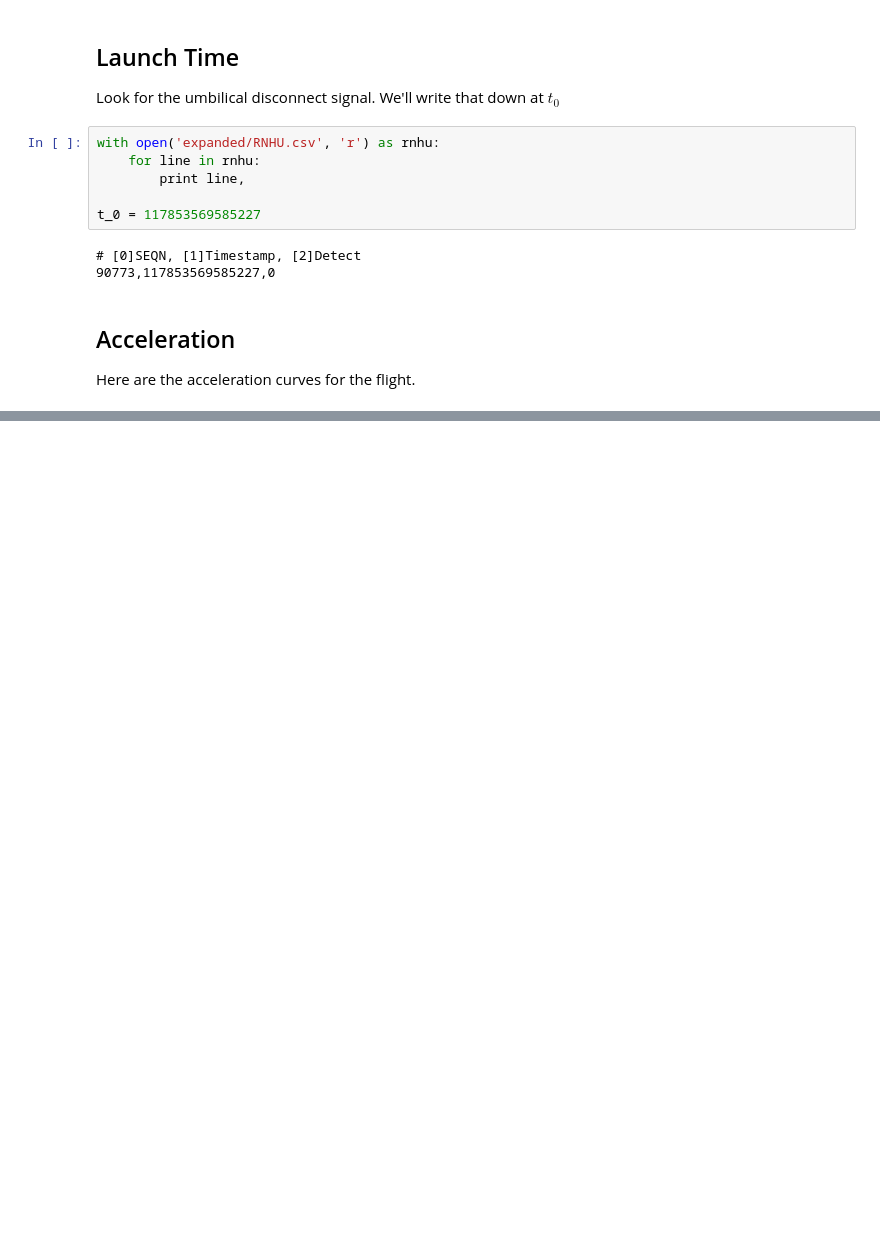
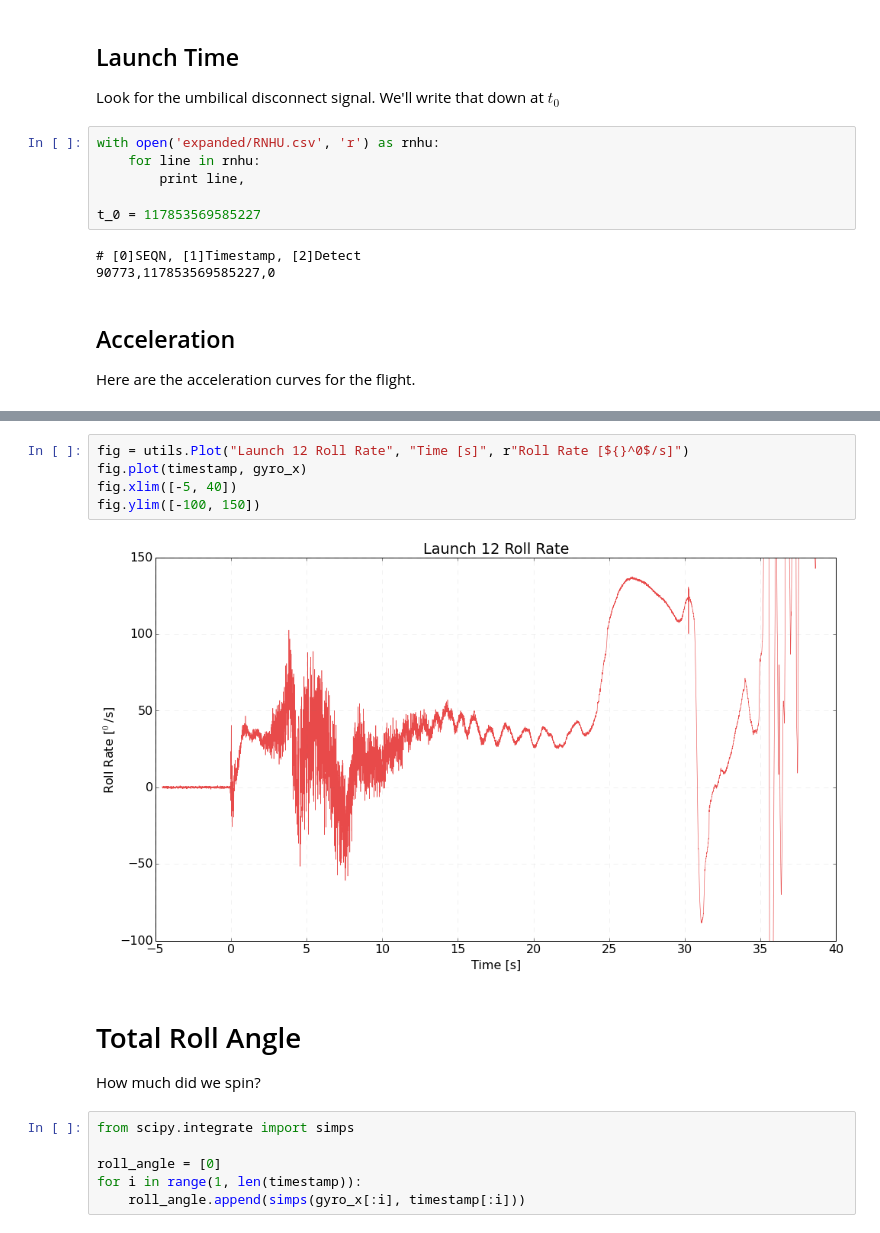
Before and after one commit to psas/Launch-12, a Jupyter notebook: data/first-look.ipynb, the cells around one changed output, grey strips where cells are left out. Saved outputs shown, nothing was run; the diff lists cells and outputs as text; blank space fills up the shorter version.

Commit message:
Roll data in first look

```diff
--- a/data/first-look.ipynb
+++ b/data/first-look.ipynb
@@ -75,0 +81,17 @@ fig.show()
+# %%
+fig = utils.Plot("Launch 12 Roll Rate", "Time [s]", r"Roll Rate [${}^0$/s]")
+fig.plot(timestamp, gyro_x)
+fig.xlim([-5, 40])
+fig.ylim([-100, 150])
+# %% [output]
+[figure, added]
+# %% [markdown]
+# Total Roll Angle
+
+How much did we spin?
+# %%
+from scipy.integrate import simps
+
+roll_angle = [0]
+for i in range(1, len(timestamp)):
+    roll_angle.append(simps(gyro_x[:i], timestamp[:i]))
```
Also changed, not shown: parts of 7 cells of this notebook.
